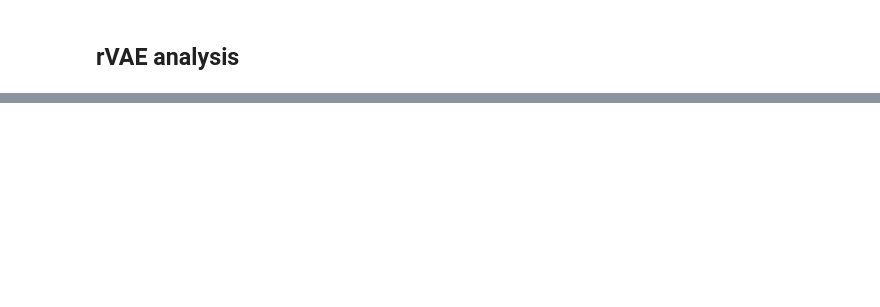
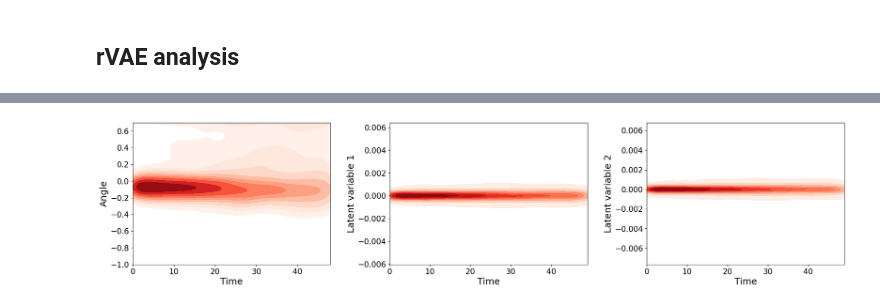
Before and after one commit to ikkihou/rVAE-Paper-Repro, a Jupyter notebook: rVAE_chemTransform.ipynb, the cells around one changed output, grey strips where cells are left out. Saved outputs shown, nothing was run; the diff lists cells and outputs as text; code cells hidden in the pictures; blank space fills up the shorter version.

```diff
--- a/rVAE_chemTransform.ipynb
+++ b/rVAE_chemTransform.ipynb
@@ -414,0 +439,46 @@ rVAE_model.manifold2d(d=12, cmap="jet")
+# %%
+import seaborn as sns
+
+fig, ax = plt.subplots(1, 3, figsize=(25, 5))
+ax[0].set_xlim(0, 48)
+ax[0].set_ylim(-1.0, 0.7)
+ax[0].set_ylabel("Angle", fontsize=18)
+ax[1].set_ylabel("Latent variable 1", fontsize=18)
+ax[2].set_ylabel("Latent variable 2", fontsize=18)
+for _ax in fig.axes:
+    _ax.set_xlabel("Time", fontsize=18)
+    _ax.tick_params(labelsize=15)
+sns.kdeplot(
+    x=imgstack_frm,
+    y=z_1,
+    cmap="Reds",
+    fill=True,
+    ax=ax[0],
+    shade_lowest=None,
+    cut=0,
+    bw_method="scott",
+)
+sns.kdeplot(
+    x=imgstack_frm,
+    y=z_3[:, 0],
+    cmap="Reds",
+    fill=True,
+    ax=ax[1],
+    shade_lowest=None,
+    cut=0,
+    bw_method="scott",
+)
+sns.kdeplot(
+    x=imgstack_frm,
+    y=z_3[:, 1],
+    cmap="Reds",
+    fill=True,
+    ax=ax[2],
+    shade_lowest=None,
+    cut=0,
+    bw_method="scott",
+)
+plt.subplots_adjust(wspace=0.3)
+plt.show()
+# %% [output]
+[figure, added]
```
Also changed, not shown: parts of 9 cells of this notebook, 2 other files.
